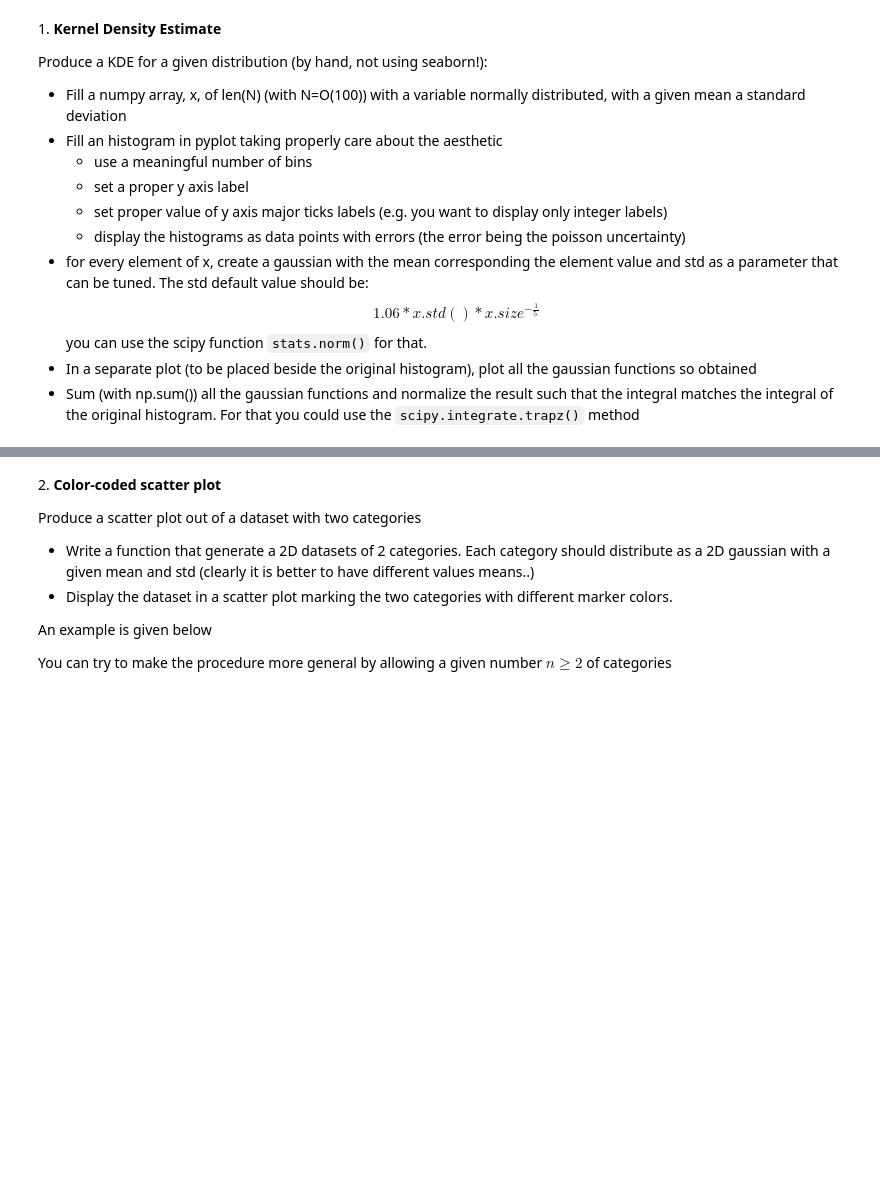
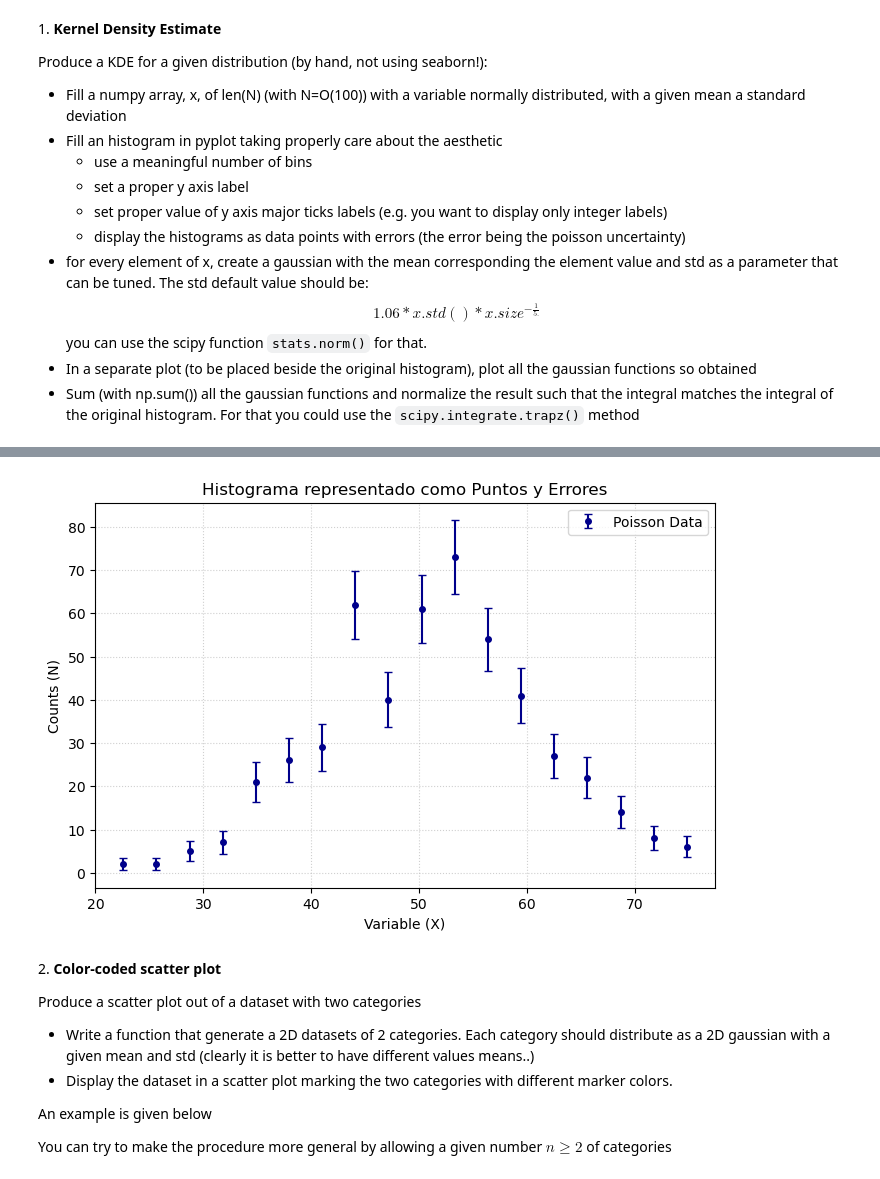
Before and after one commit to androjaslo/LaboratoryOfComputationalPhysics_Y8, a Jupyter notebook: 07ex_Visualization.ipynb, the cells around one changed output, grey strips where cells are left out. Drawn from its saved outputs; the diff is of its cells as text; code cells hidden in the pictures; blank space fills up the shorter version.

```diff
--- a/07ex_Visualization.ipynb
+++ b/07ex_Visualization.ipynb
@@ -54,3 +103,43 @@ plt.legend()
+# %%
+import numpy as np
+import matplotlib.pyplot as plt
+from matplotlib.ticker import MaxNLocator
+
+# 1. Generación de datos (Ejercicio nuevo)
+N = 500
+x = np.random.normal(50, 10, N)
+
+# 2. Cálculo del histograma (SIN graficar)
+# Usamos 'auto' para que determine los bins de forma científica
+counts, bin_edges = np.histogram(x, bins='auto')
+
+# 3. Cálculo de la posición de los puntos (centro de cada barra)
+bin_centers = (bin_edges[:-1] + bin_edges[1:]) / 2
+
+# 4. Cálculo del error de Poisson
+errors = np.sqrt(counts)
+
+# 5. Graficado manual con puntos y barras de error
+plt.figure(figsize=(8, 5))
+
+plt.errorbar(bin_centers, counts, yerr=errors,
+             fmt='o',           # 'o' significa puntos redondos
+             color='darkblue',
+             markersize=4,
+             capsize=3,         # Pestañas horizontales en las barras de error
+             label='Poisson Data')
+
+# Configuración estética profesional
+plt.gca().yaxis.set_major_locator(MaxNLocator(integer=True)) # Solo enteros en Y
+plt.xlabel('Variable (X)')
+plt.ylabel('Counts (N)')
+plt.title('Histograma representado como Puntos y Errores')
+plt.grid(True, linestyle=':', alpha=0.6)
+plt.legend()
+
+plt.show()
+# %% [output]
+[figure, added]
 # %% [markdown]
 2\. **Color-coded scatter plot**
 
```
Also changed, not shown: parts of 2 cells of this notebook, 3 other files.
